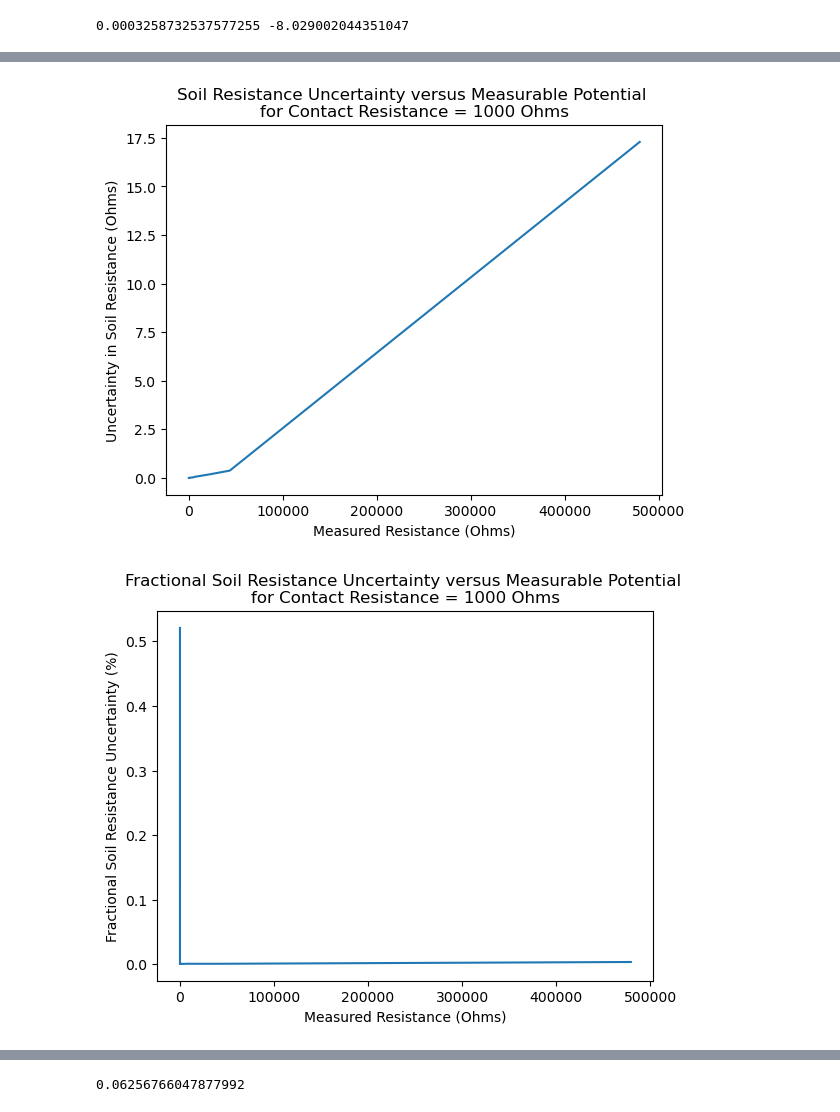
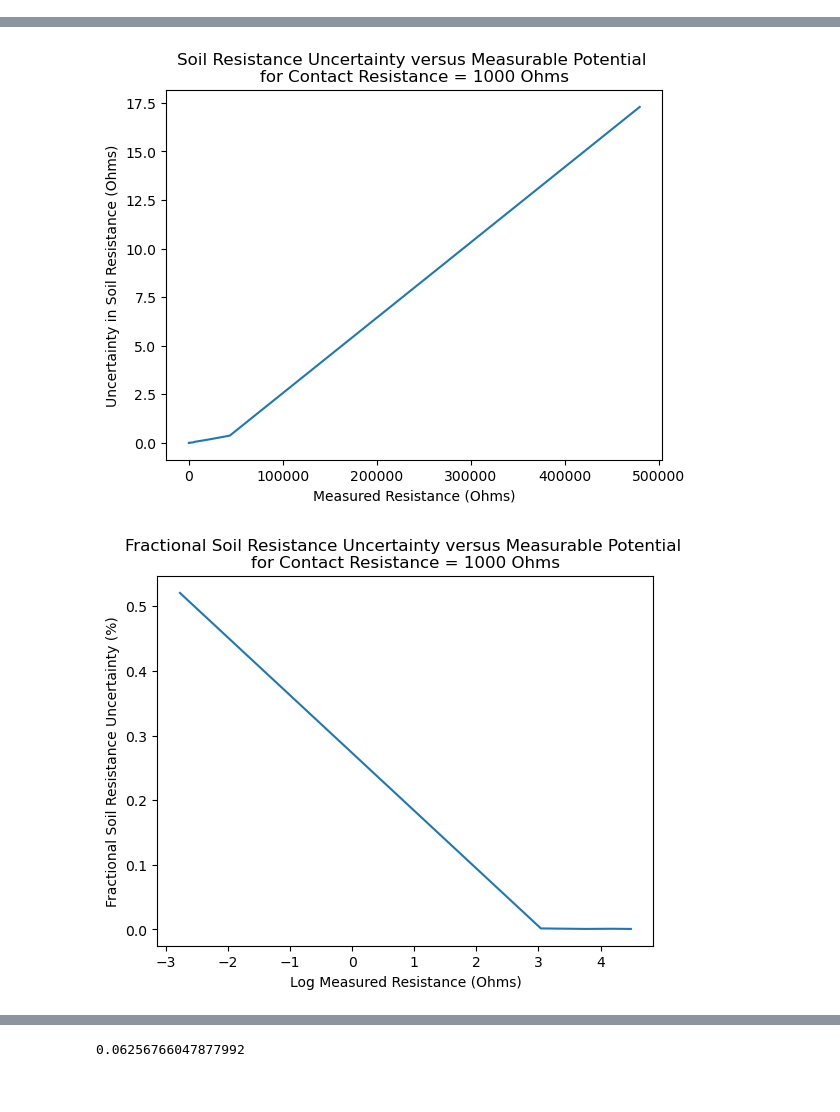
Before and after one commit to GarimaPrabhakar/bert-practice, a Jupyter notebook: tryingstuff/meas_board_errors.ipynb, the cells around one changed output, grey strips where cells are left out. Cells and saved outputs as stored; diff of their text form; code cells hidden in the pictures.

```diff
--- a/tryingstuff/meas_board_errors.ipynb
+++ b/tryingstuff/meas_board_errors.ipynb
@@ -89,38 +89,44 @@ def precision(vmeas):
 
     elif (vmeas >= 4.096) & (vmeas < 6.144):
         return 6.144/2**16
-print(min(err), np.min(np.log(err2)))
+
 rsh = 2
 drsh = 0.02
 check = rsoil(ps, rlead, 1000, vmeas)
 vsh = 12*rsh/(rlead + 1000 + check)
 acc = np.vectorize(precision)(vmeas)
 err = (((rsh/vsh)*acc)**2 + (((vsh*0.02/rsh)**2+(acc/rsh)**2)*(rsh/vsh)**2*vmeas)**2)**0.5
 plt.plot(vmeas, check, label="ERROR MWAHAHA")
 plt.title("Soil Resistance versus Measurable Potential \nfor Contact Resistance = 1000 Ohms")
 plt.xlabel("Measured Potential (V)")
 plt.ylabel("Soil Resistance (Ohms)")
 plt.show()
 
 plt.plot(check, err, label="ERROR MWAHAHA")
 plt.title("Soil Resistance Uncertainty versus Measurable Potential \nfor Contact Resistance = 1000 Ohms")
 plt.xlabel("Measured Resistance (Ohms)")
 plt.ylabel("Uncertainty in Soil Resistance (Ohms)")
 plt.show()
 
-plt.plot(check, 100*err/check, label="ERROR MWAHAHA")
+plt.plot(np.log(check[:5]), (100*err/check)[:5], label="ERROR MWAHAHA")
 plt.title("Fractional Soil Resistance Uncertainty versus Measurable Potential \nfor Contact Resistance = 1000 Ohms")
-plt.xlabel("Measured Resistance (Ohms)")
+plt.xlabel("Log Measured Resistance (Ohms)")
 plt.ylabel("Fractional Soil Resistance Uncertainty (%)")
 plt.show()
 
-plt.plot(check[np.where(err<0.5)], err[np.where(err<0.5)], label="ERROR MWAHAHA")
+plt.plot(np.log(check[np.where(err<0.5)]), err[np.where(err<0.5)], label="ERROR MWAHAHA")
 plt.title("Soil Resistance Uncertainty under 0.05 Ohms versus Soil Resistance \nfor Contact Resistance = 1000 Ohms")
 plt.xlabel("Measured Resistance (Ohms)")
 plt.ylabel("Uncertainty in Soil Resistance (Ohms)")
 plt.show()
+
+
+plt.plot(vmeas,acc*1000, label="ERROR MWAHAHA")
+plt.title("Measured Voltage Uncertainty vs. Measured Voltage")
+plt.xlabel("Measured Voltage (V)")
+plt.ylabel("Uncertainty in Measured Voltage (mV)")
+plt.show()
 # %% [output]
-0.0003258732537577255 -8.029002044351047
 [figure]
 [figure]
-[figure, old version]
+[figure, new version]
```
Also changed, not shown: parts of 4 cells of this notebook.
